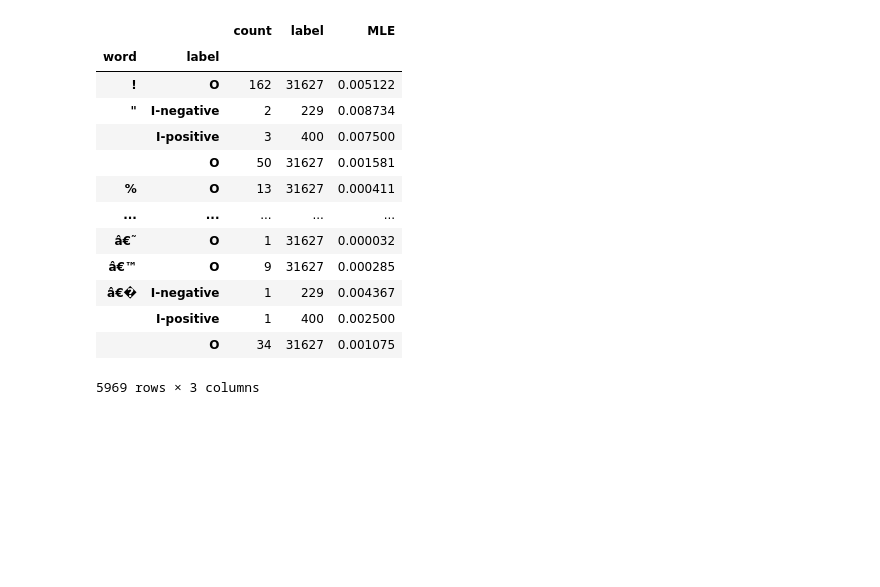
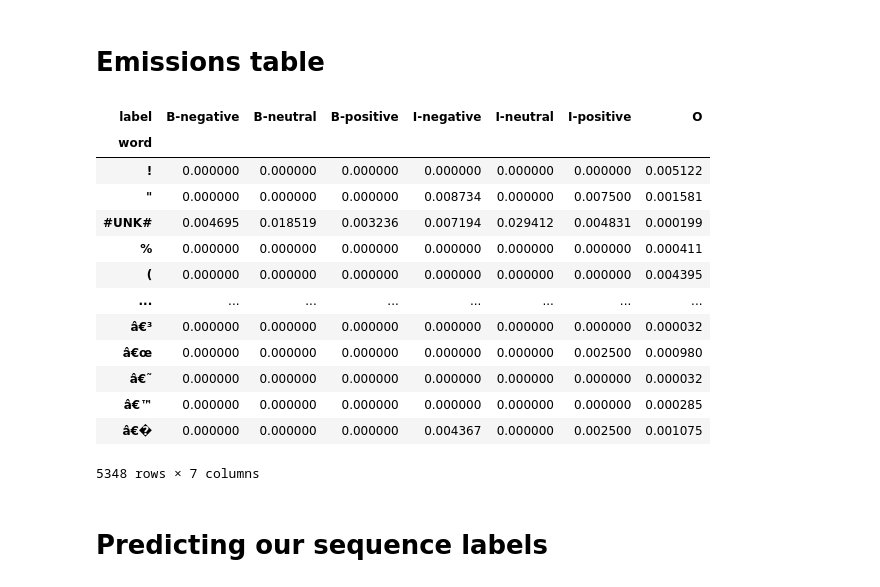
Before and after one commit to Cawinchan/HMM_sequence-labelling, a Jupyter notebook: project_part1.ipynb, the cells around one changed output. Saved outputs shown, nothing was run; the diff lists cells and outputs as text; code cells hidden in the pictures; blank space fills up the shorter version.

```diff
--- a/project_part1.ipynb
+++ b/project_part1.ipynb
@@ -1,10 +0,0 @@
-# %%
-def  MLE_emission_parameters(train_dir):
-    train_df = pd.read_csv(train_dir,sep="/t",index_col=None,header=None) # Fix error of tokenization
-    train_df = train_df[0].str.split(" ", expand=True) # Get our words and labels
-    train_df.rename(columns={0: "word", 1: "label"},inplace=True)
-    y_labels_counts = train_df['label'].value_counts()
-    y_labels_to_x_counts = pd.DataFrame(train_df.groupby(by=["word",'label']).size(),index=None,columns=["count"])
-    emission_df = y_labels_to_x_counts.join(other=y_labels_counts,on="label")
-    emission_df['MLE'] = emission_df['count'] /emission_df['label']
-    return emission_df
@@ -13,10 +48,8 @@ def  MLE_emission_parameters(train_dir):
 # %%
-import pandas as pd
-
 train_dir = "data/ES/train"
 
 train_df = pd.read_csv(train_dir,sep="/t",index_col=None,header=None) # Fix error of tokenization
-train_df = train_df[0].str.split(" ", expand=True) # Get our words and labels
-train_df.rename(columns={0: "word", 1: "label"},inplace=True)
-print("Train_df",train_df.head())
+df = MLE_emission_parameters(train_df)
+df = add_unknown_word_token(df,k=1)
+df
 # %% [output]
@@ -98,17 +86,24 @@ emission_df
-# %%
-MLE_emission_parameters(train_dir)
-# %% [output]
-|  |  | count | label | MLE |
-| word | label |  |  |  |
-| ! | O | 162 | 31627 | 0.005122 |
-| " | I-negative | 2 | 229 | 0.008734 |
-|  | I-positive | 3 | 400 | 0.007500 |
-|  | O | 50 | 31627 | 0.001581 |
-| % | O | 13 | 31627 | 0.000411 |
-| ... | ... | ... | ... | ... |
-| â€˜ | O | 1 | 31627 | 0.000032 |
-| â€™ | O | 9 | 31627 | 0.000285 |
-| â€� | I-negative | 1 | 229 | 0.004367 |
-|  | I-positive | 1 | 400 | 0.002500 |
-|  | O | 34 | 31627 | 0.001075 |
-5969 rows × 3 columns
+# %% [markdown]
+# Emissions table
+# %%
+emission_table = pd.pivot_table(df, values='MLE', index=['word'],
+                    columns=['label'])
+emission_table.fillna(0,inplace=True)
+emission_table
+# %% [output]
+| label | B-negative | B-neutral | B-positive | I-negative | I-neutral | I-positive | O |
+| word |  |  |  |  |  |  |  |
+| ! | 0.000000 | 0.000000 | 0.000000 | 0.000000 | 0.000000 | 0.000000 | 0.005122 |
+| " | 0.000000 | 0.000000 | 0.000000 | 0.008734 | 0.000000 | 0.007500 | 0.001581 |
+| #UNK# | 0.004695 | 0.018519 | 0.003236 | 0.007194 | 0.029412 | 0.004831 | 0.000199 |
+| % | 0.000000 | 0.000000 | 0.000000 | 0.000000 | 0.000000 | 0.000000 | 0.000411 |
+| ( | 0.000000 | 0.000000 | 0.000000 | 0.000000 | 0.000000 | 0.000000 | 0.004395 |
+| ... | ... | ... | ... | ... | ... | ... | ... |
+| â€³ | 0.000000 | 0.000000 | 0.000000 | 0.000000 | 0.000000 | 0.000000 | 0.000032 |
+| â€œ | 0.000000 | 0.000000 | 0.000000 | 0.000000 | 0.000000 | 0.002500 | 0.000980 |
+| â€˜ | 0.000000 | 0.000000 | 0.000000 | 0.000000 | 0.000000 | 0.000000 | 0.000032 |
+| â€™ | 0.000000 | 0.000000 | 0.000000 | 0.000000 | 0.000000 | 0.000000 | 0.000285 |
+| â€� | 0.000000 | 0.000000 | 0.000000 | 0.004367 | 0.000000 | 0.002500 | 0.001075 |
+5348 rows × 7 columns
+# %% [markdown]
+# Predicting our sequence labels
```
Also changed, not shown: parts of 11 cells of this notebook, 1 other file.
